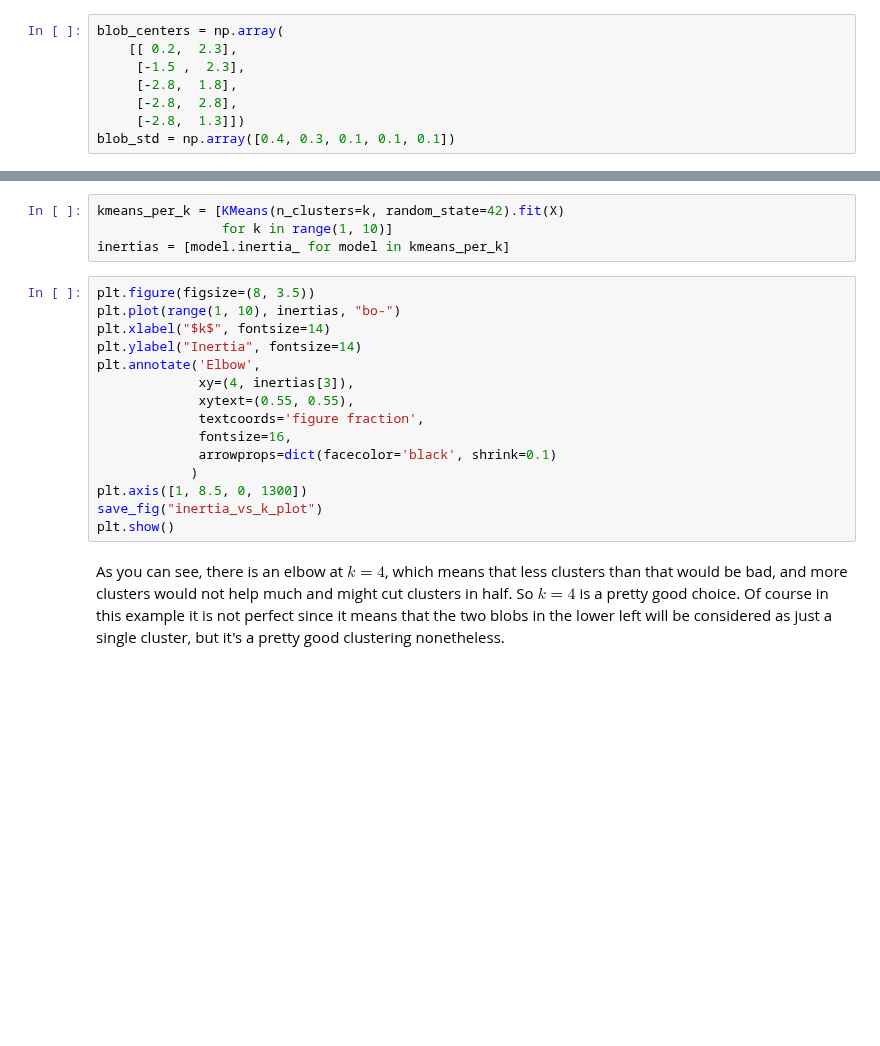
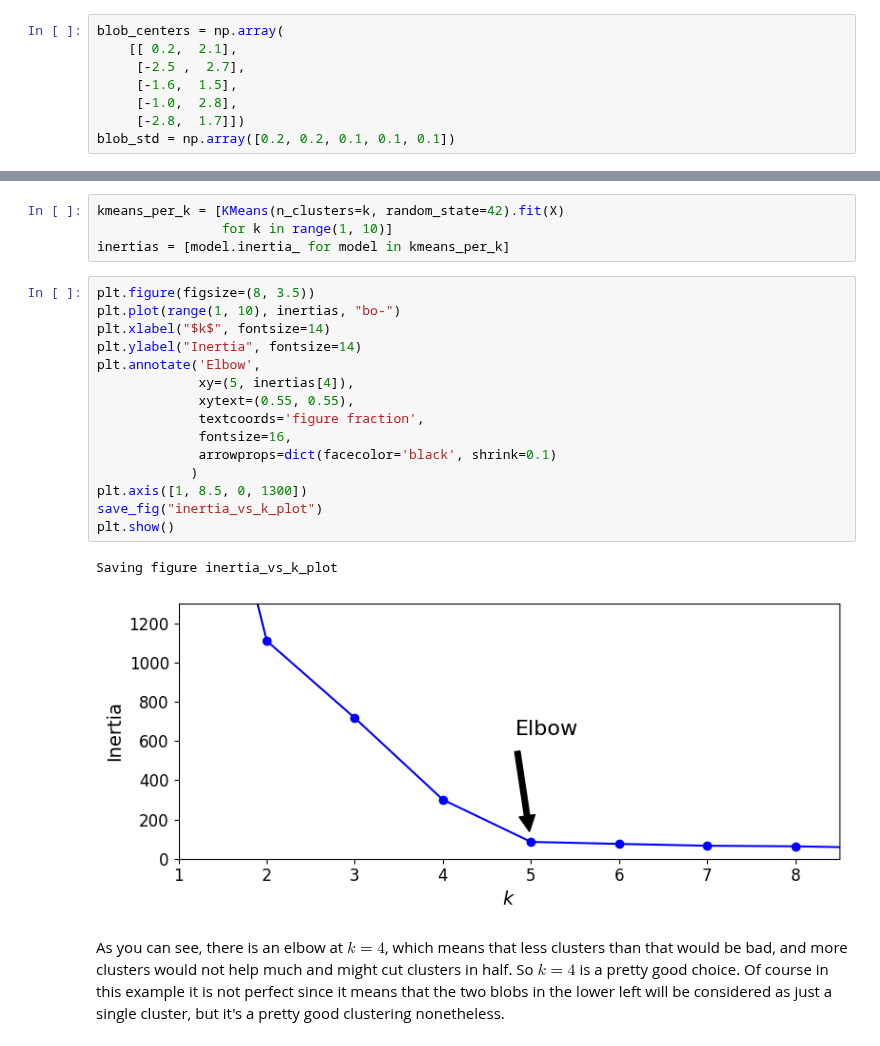
Before and after one commit to RaulLopez1903/MIA_Raul_P., a Jupyter notebook: Introduccion_a_la_IA/Ejercicios/07_Clustering/01 K-medias.ipynb, the cells around one changed output, grey strips where cells are left out. Saved outputs shown, nothing was run; the diff lists cells and outputs as text; blank space fills up the shorter version.

```diff
--- a/Introduccion_a_la_IA/Ejercicios/07_Clustering/01 K-medias.ipynb
+++ b/Introduccion_a_la_IA/Ejercicios/07_Clustering/01 K-medias.ipynb
@@ -71,12 +78,12 @@ Let's start by generating some blobs:
 from sklearn.datasets import make_blobs
 # %%
 blob_centers = np.array(
-    [[ 0.2,  2.3],
-     [-1.5 ,  2.3],
-     [-2.8,  1.8],
-     [-2.8,  2.8],
-     [-2.8,  1.3]])
-blob_std = np.array([0.4, 0.3, 0.1, 0.1, 0.1])
+    [[ 0.2,  2.1],
+     [-2.5 ,  2.7],
+     [-1.6,  1.5],
+     [-1.0,  2.8],
+     [-2.8,  1.7]])
+blob_std = np.array([0.2, 0.2, 0.1, 0.1, 0.1])
 # %%
 X, y = make_blobs(n_samples=2000, centers=blob_centers,
                   cluster_std=blob_std, random_state=7)
@@ -352,18 +418,21 @@ inertias = [model.inertia_ for model in kmeans_per_k]
 # %%
 plt.figure(figsize=(8, 3.5))
 plt.plot(range(1, 10), inertias, "bo-")
 plt.xlabel("$k$", fontsize=14)
 plt.ylabel("Inertia", fontsize=14)
 plt.annotate('Elbow',
-             xy=(4, inertias[3]),
+             xy=(5, inertias[4]),
              xytext=(0.55, 0.55),
              textcoords='figure fraction',
              fontsize=16,
              arrowprops=dict(facecolor='black', shrink=0.1)
             )
 plt.axis([1, 8.5, 0, 1300])
 save_fig("inertia_vs_k_plot")
 plt.show()
+# %% [output]
+Saving figure inertia_vs_k_plot
+[figure, added]
 # %% [markdown]
 As you can see, there is an elbow at $k=4$, which means that less clusters than that would be bad, and more clusters would not help much and might cut clusters in half. So $k=4$ is a pretty good choice. Of course in this example it is not perfect since it means that the two blobs in the lower left will be considered as just a single cluster, but it's a pretty good clustering nonetheless.
 # %%
```
Also changed, not shown: parts of 35 cells of this notebook.
